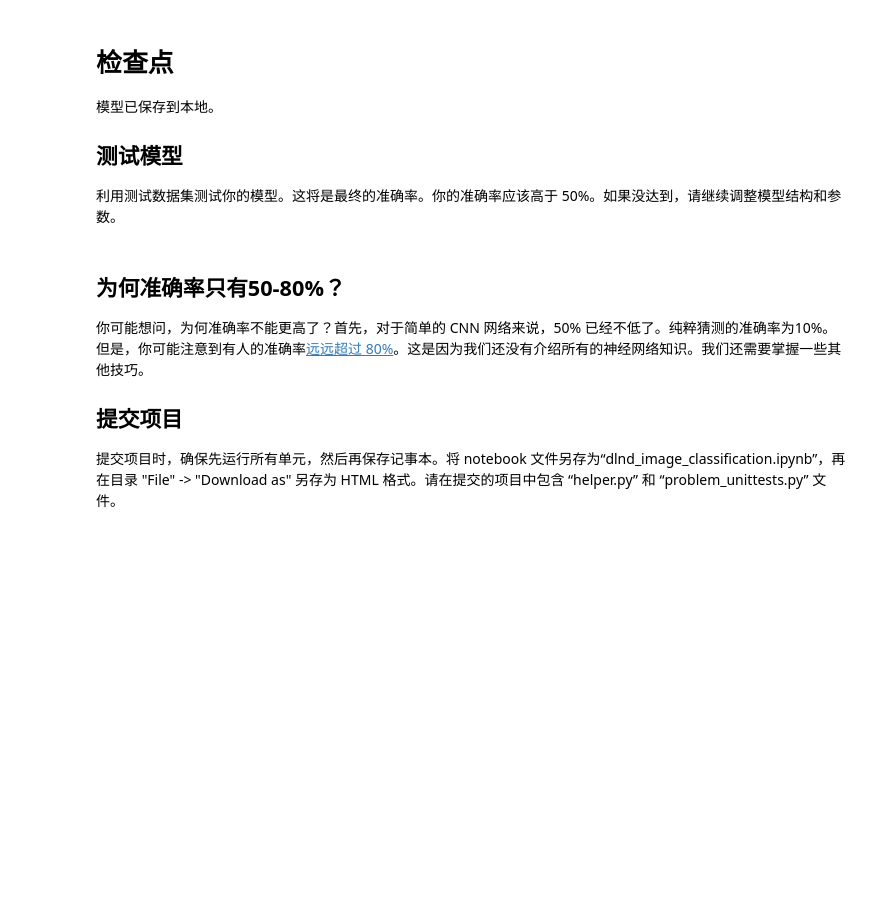
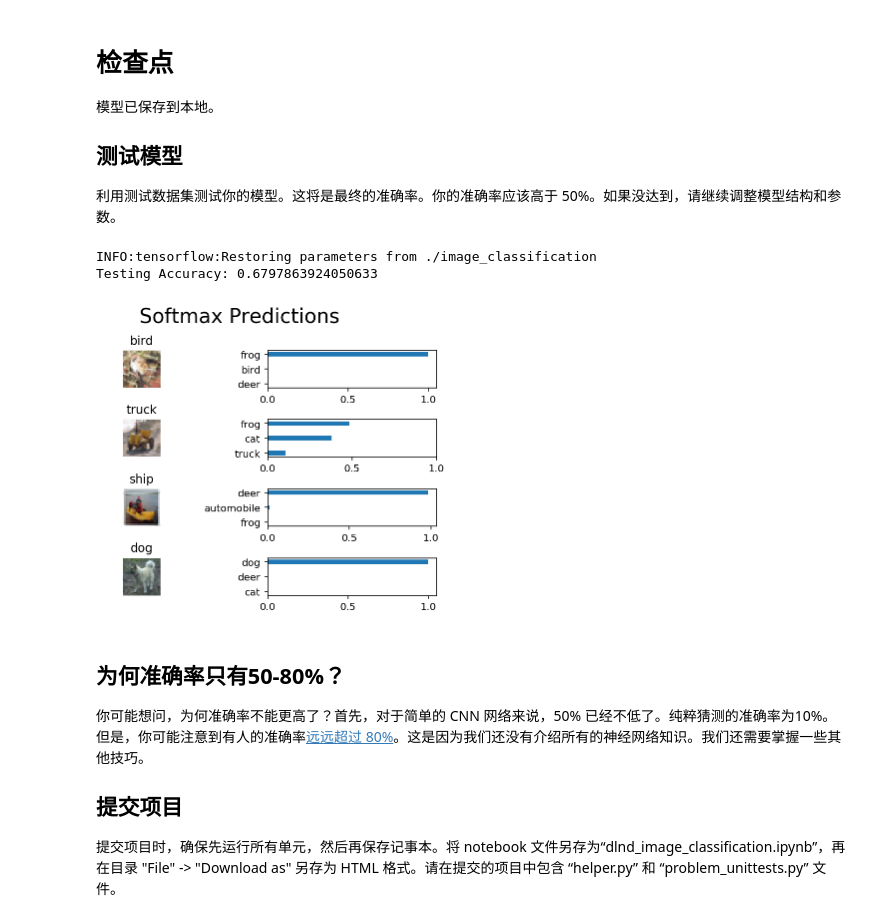
Before and after one commit to orangetangerine/cn-deep-learning, a Jupyter notebook: image-classification/dlnd_image_classification.ipynb, the cells around one changed output. Cells and saved outputs as stored; diff of their text form; code cells hidden in the pictures; blank space fills up the shorter version.

```diff
--- a/image-classification/dlnd_image_classification.ipynb
+++ b/image-classification/dlnd_image_classification.ipynb
@@ -357,7 +359,7 @@ def output(x_tensor, num_outputs):
     """
     # TODO: Implement Function
     w = tf.Variable(tf.truncated_normal((x_tensor.get_shape().as_list()[-1], num_outputs)))
-    b = tf.zeros(num_outputs)
+    b = tf.Variable(tf.zeros(num_outputs))
     return tf.add(tf.matmul(x_tensor, w), b)
 
 
@@ -391,8 +393,9 @@ def conv_net(x, keep_prob):
     # Function Definition from Above:
     #    conv2d_maxpool(x_tensor, conv_num_outputs, conv_ksize, conv_strides, pool_ksize, pool_strides)
     net = conv2d_maxpool(x, 64, (3, 3), (1, 1), (2, 2), (2, 2))
-    #net = conv2d_maxpool(net, 128, (3, 3), (1, 1), (2, 2), (2, 2))
-    #net = conv2d_maxpool(net, 256, (3, 3), (1, 1), (2, 2,), (2, 2))
+    net = conv2d_maxpool(net, 128, (3, 3), (1, 1), (2, 2), (2, 2))
+    net = conv2d_maxpool(net, 256, (3, 3), (1, 1), (2, 2,), (2, 2))
+    net = conv2d_maxpool(net, 512, (3, 3), (1, 1), (2, 2,), (2, 2))
 
 
     # TODO: Apply a Flatten Layer
@@ -405,7 +408,13 @@ def conv_net(x, keep_prob):
     #    Play around with different number of outputs
     # Function Definition from Above:
     #   fully_conn(x_tensor, num_outputs)
-    net = fully_conn(net, 4096)
+
+    # net = fully_conn(net, 4096)
+    # net = tf.nn.dropout(net, keep_prob=keep_prob)
+    # net = fully_conn(net, 2048)
+    # net = tf.nn.dropout(net, keep_prob=keep_prob)
+    net = fully_conn(net, 1024)
+    net = tf.nn.dropout(net, keep_prob=keep_prob)
 
 
 
@@ -413,7 +422,6 @@ def conv_net(x, keep_prob):
     #    Set this to the number of classes
     # Function Definition from Above:
     #   output(x_tensor, num_outputs)
-    net = tf.nn.dropout(net, keep_prob=keep_prob)
     net = output(net, 10)
 
 
@@ -520,8 +541,8 @@ def print_stats(session, feature_batch, label_batch, cost, accuracy):
 * 设置 `keep_probability` 表示使用丢弃时保留节点的概率
 # %%
 # TODO: Tune Parameters
-epochs = 20
-batch_size = 256
+epochs = 40
+batch_size = 128
 keep_probability = 0.5
 # %% [markdown]
 ### 在单个 CIFAR-10 部分上训练
@@ -604,57 +649,64 @@ import helper
 import random
 
 # Set batch size if not already set
 try:
     if batch_size:
         pass
 except NameError:
     batch_size = 64
 
 save_model_path = './image_classification'
 n_samples = 4
 top_n_predictions = 3
 
 def test_model():
     """
     Test the saved model against the test dataset
     """
 
     test_features, test_labels = pickle.load(open('preprocess_test.p', mode='rb'))
     loaded_graph = tf.Graph()
 
     with tf.Session(graph=loaded_graph) as sess:
-        # Load model
-        loader = tf.train.import_meta_graph(save_model_path + '.meta')
-        loader.restore(sess, save_model_path)
+        # don't know why i can not use GPU here,
+        # got "TopKOp: Could not launch cub::DeviceSegmentedRadixSort::SortPairsDescending to sort input"
+        with tf.device("/cpu:0"):
+            # Load model
+            loader = tf.train.import_meta_graph(save_model_path + '.meta')
+            loader.restore(sess, save_model_path)
 
-        # Get Tensors from loaded model
-        loaded_x = loaded_graph.get_tensor_by_name('x:0')
-        loaded_y = loaded_graph.get_tensor_by_name('y:0')
-        loaded_keep_prob = loaded_graph.get_tensor_by_name('keep_prob:0')
-        loaded_logits = loaded_graph.get_tensor_by_name('logits:0')
-        loaded_acc = loaded_graph.get_tensor_by_name('accuracy:0')
+            # Get Tensors from loaded model
+            loaded_x = loaded_graph.get_tensor_by_name('x:0')
+            loaded_y = loaded_graph.get_tensor_by_name('y:0')
+            loaded_keep_prob = loaded_graph.get_tensor_by_name('keep_prob:0')
+            loaded_logits = loaded_graph.get_tensor_by_name('logits:0')
+            loaded_acc = loaded_graph.get_tensor_by_name('accuracy:0')
 
-        # Get accuracy in batches for memory limitations
-        test_batch_acc_total = 0
-        test_batch_count = 0
+            # Get accuracy in batches for memory limitations
+            test_batch_acc_total = 0
+            test_batch_count = 0
 
-        for test_feature_batch, test_label_batch in helper.batch_features_labels(test_features, test_labels, batch_size):
-            test_batch_acc_total += sess.run(
-                loaded_acc,
-                feed_dict={loaded_x: test_feature_batch, loaded_y: test_label_batch, loaded_keep_prob: 1.0})
-            test_batch_count += 1
+            for test_feature_batch, test_label_batch in helper.batch_features_labels(test_features, test_labels, batch_size):
+                test_batch_acc_total += sess.run(
+                    loaded_acc,
+                    feed_dict={loaded_x: test_feature_batch, loaded_y: test_label_batch, loaded_keep_prob: 1.0})
+                test_batch_count += 1
 
-        print('Testing Accuracy: {}\n'.format(test_batch_acc_total/test_batch_count))
+            print('Testing Accuracy: {}\n'.format(test_batch_acc_total/test_batch_count))
 
-        # Print Random Samples
-        random_test_features, random_test_labels = tuple(zip(*random.sample(list(zip(test_features, test_labels)), n_samples)))
-        random_test_predictions = sess.run(
-            tf.nn.top_k(tf.nn.softmax(loaded_logits), top_n_predictions),
-            feed_dict={loaded_x: random_test_features, loaded_y: random_test_labels, loaded_keep_prob: 1.0})
-        helper.display_image_predictions(random_test_features, random_test_labels, random_test_predictions)
+            # Print Random Samples
+            random_test_features, random_test_labels = tuple(zip(*random.sample(list(zip(test_features, test_labels)), n_samples)))
+            random_test_predictions = sess.run(
+                tf.nn.top_k(tf.nn.softmax(loaded_logits), top_n_predictions),
+                feed_dict={loaded_x: random_test_features, loaded_y: random_test_labels, loaded_keep_prob: 1.0})
+            helper.display_image_predictions(random_test_features, random_test_labels, random_test_predictions)
 
 
 test_model()
+# %% [output]
+INFO:tensorflow:Restoring parameters from ./image_classification
+Testing Accuracy: 0.6797863924050633
+[figure, added]
 # %% [markdown]
 ## 为何准确率只有50-80%？
 
```
Also changed, not shown: parts of 6 cells of this notebook, 3 other files.
